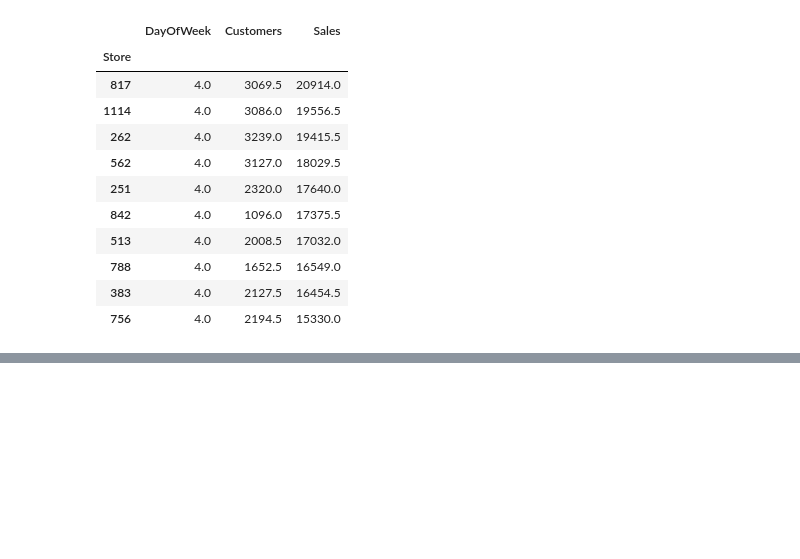
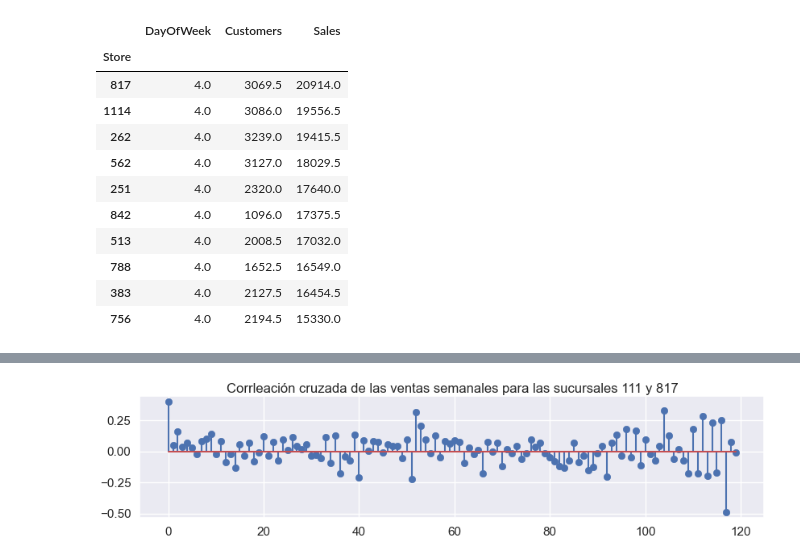
Before and after one commit to francotestori/series_temporales, a Jupyter notebook: notebooks/1_preprocess.ipynb, the cells around one changed output, grey strips where cells are left out. Cells and saved outputs as stored; diff of their text form; code cells hidden in the pictures; blank space fills up the shorter version.

```diff
--- a/notebooks/1_preprocess.ipynb
+++ b/notebooks/1_preprocess.ipynb
@@ -1062,0 +1181,12 @@ stores_set.sort_values('Sales',ascending=False).head(10)
+# %%
+d1, d2 = salesbyweek_x['1_Customers'], salesbyweek_x['2_Customers']
+window = 10
+# lags = np.arange(-(fs), (fs), 1)  # uncontrained
+lags = np.arange(-(0), (120), 1)  # contrained
+rs = np.nan_to_num([crosscorr(d1, d2, lag) for lag in lags])
+plt.title(f'Corrleación cruzada de las ventas semanales para las sucursales {Store_1} y {Store_2}')
+
+plt.stem(rs)
+plt.show()
+# %% [output]
+[figure, added]
```
Also changed, not shown: parts of 8 cells of this notebook.
